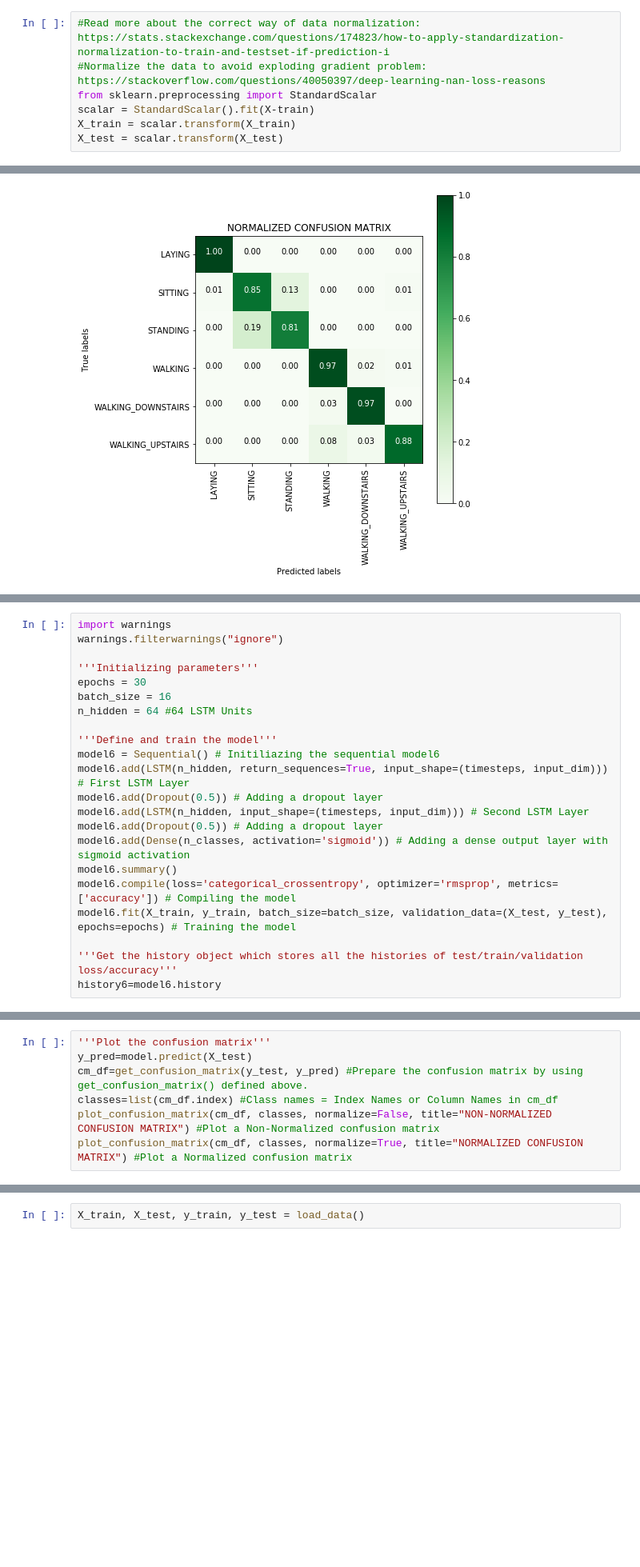
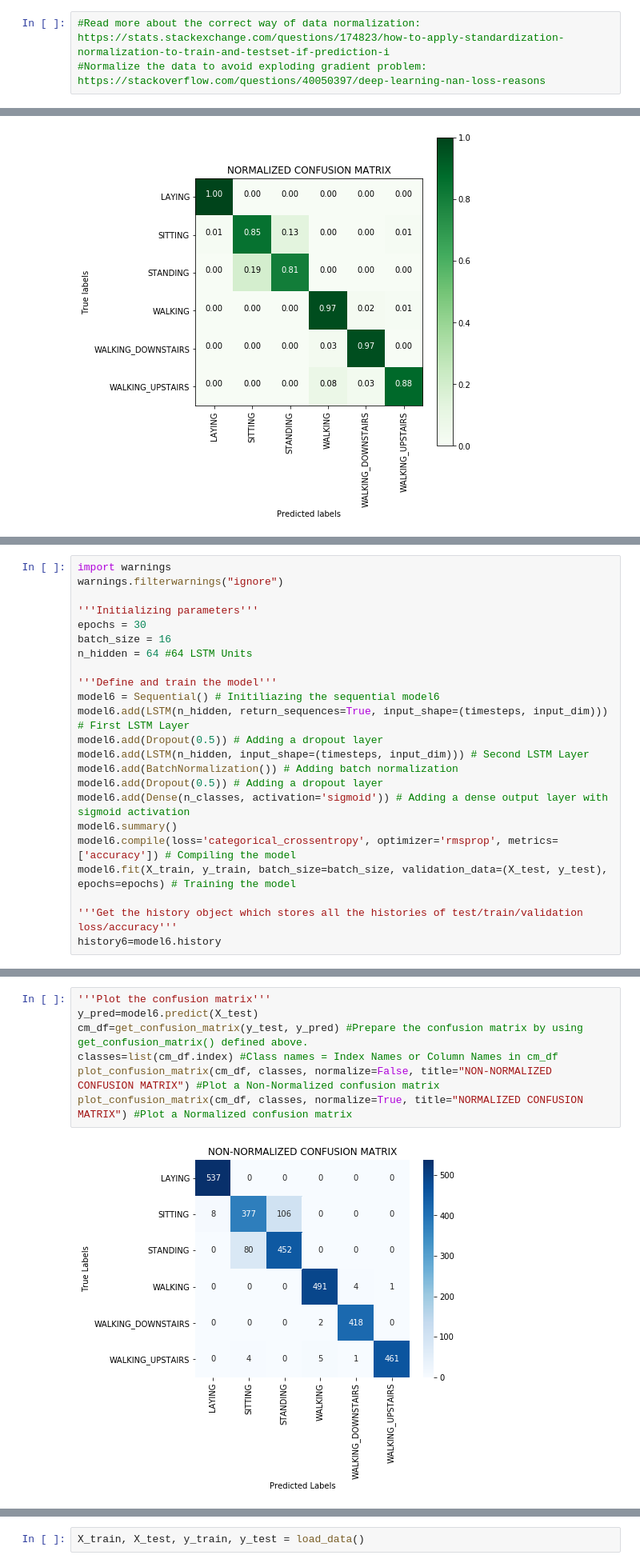
Before and after one commit to saugatapaul1010/Human-Activity-Recognition-using-classical-Machine-Learning-and-LSTM, a Jupyter notebook: HAR_LSTM.ipynb, the cells around one changed output, grey strips where cells are left out. Shown: that part at 80% size. Cells and saved outputs as stored; diff of their text form; blank space fills up the shorter version.

Commit message:
Trained all

```diff
--- a/HAR_LSTM.ipynb
+++ b/HAR_LSTM.ipynb
@@ -279,10 +279,6 @@ print(len(X_train))
 # %%
 #Read more about the correct way of data normalization: https://stats.stackexchange.com/questions/174823/how-to-apply-standardization-normalization-to-train-and-testset-if-prediction-i
 #Normalize the data to avoid exploding gradient problem: https://stackoverflow.com/questions/40050397/deep-learning-nan-loss-reasons
-from sklearn.preprocessing import StandardScalar
-scalar = StandardScalar().fit(X-train)
-X_train = scalar.transform(X_train)
-X_test = scalar.transform(X_test)
 # %% [markdown]
 ### 1. Defining the Architecture of LSTM. This is our baseline model with 32 LSTM Units.
 # %%
@@ -749,6 +745,7 @@ model6 = Sequential() # Initiliazing the sequential model6
 model6.add(LSTM(n_hidden, return_sequences=True, input_shape=(timesteps, input_dim))) # First LSTM Layer
 model6.add(Dropout(0.5)) # Adding a dropout layer
 model6.add(LSTM(n_hidden, input_shape=(timesteps, input_dim))) # Second LSTM Layer
+model6.add(BatchNormalization()) # Adding batch normalization
 model6.add(Dropout(0.5)) # Adding a dropout layer
 model6.add(Dense(n_classes, activation='sigmoid')) # Adding a dense output layer with sigmoid activation
 model6.summary()
@@ -778,7 +804,9 @@ plt_dynamic_loss(x, val_loss, loss, ax) #Display the model
 # %%
 '''Plot the confusion matrix'''
-y_pred=model.predict(X_test)
+y_pred=model6.predict(X_test)
 cm_df=get_confusion_matrix(y_test, y_pred) #Prepare the confusion matrix by using get_confusion_matrix() defined above.
 classes=list(cm_df.index) #Class names = Index Names or Column Names in cm_df
 plot_confusion_matrix(cm_df, classes, normalize=False, title="NON-NORMALIZED CONFUSION MATRIX") #Plot a Non-Normalized confusion matrix
 plot_confusion_matrix(cm_df, classes, normalize=True, title="NORMALIZED CONFUSION MATRIX") #Plot a Normalized confusion matrix
+# %% [output]
+[figure, added]
```
Also changed, not shown: parts of 11 cells of this notebook.
